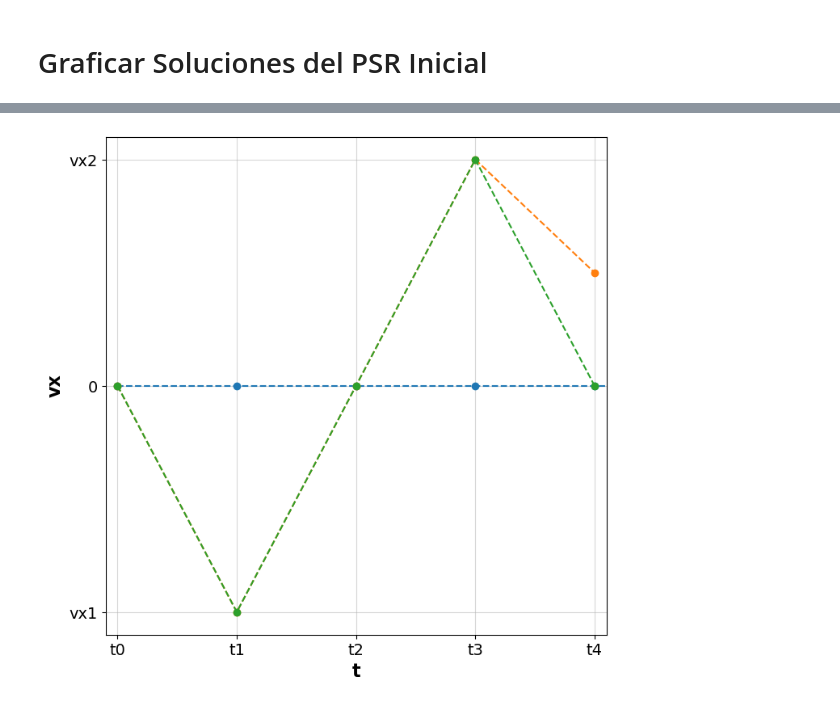
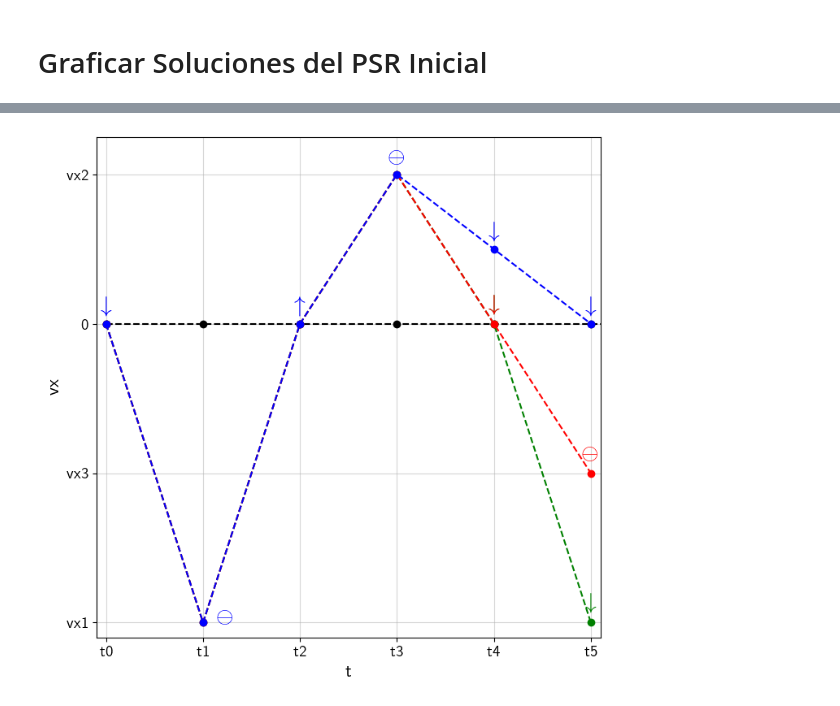
Before and after one commit to artcidp/QualitativeSimulation, a Jupyter notebook: 01-Oscilador_Armónico_Simple.ipynb, the cells around one changed output, grey strips where cells are left out. Drawn from its saved outputs; the diff is of its cells as text; code cells hidden in the pictures.

```diff
--- a/01-Oscilador_Armónico_Simple.ipynb
+++ b/01-Oscilador_Armónico_Simple.ipynb
@@ -110,7 +110,7 @@ from anytree import AsciiStyle, ContRoundStyle, ContStyle, DoubleStyle
 
 qv_none_both=qualitative_value(None,None)
 Trans_conditions=[False]
-root=QSIM(V,Q,C,Trans_conditions,initial_conditions_state,time_var="t",cycle_match_criteria="strong",max_breadth=3000,max_depth=9)
+root=QSIM(V,Q,C,Trans_conditions,initial_conditions_state,time_var="t",cycle_match_criteria="strong",max_breadth=3000,max_depth=11)
 # %% [output]
 0
 1
@@ -239,0 +406,15 @@ all_behaviors=[stationary_behavior]+normal_behaviors
+# %%
+#the qspace for the 2nd to last behavior contains al other qspaces
+x_var="t"
+y_var="vx"
+time_var="t"
+
+for b in all_behaviors:
+    print(b[-1].name["Q"][y_var].landmarks)
+
+for b in all_behaviors:
+    behavior_states_list=[s.name["State"] for s in b]
+    x_var_behavior=[s[x_var].qmag for s in behavior_states_list if s[time_var].qmag_type==landmark_value]
+    y_var_behavior=[s[y_var].qmag for s in behavior_states_list if s[time_var].qmag_type==landmark_value]
+
+    print(y_var_behavior)
@@ -260,6 +450,8 @@ all_y_landmarks=y_var_landmarks[-2]
 #if yes, select another, and repreat until I have the complete list
 #if no, print error
 
+map_qdir_to_symbol={Sign(-1,derivative=True):r"$\downarrow$",Sign(1,derivative=True):r"$\uparrow$",Sign(0,derivative=True): r"$\ominus$"}
+colors = ['black', 'g', 'r','b', 'c', 'm', 'y', 'k', 'w']
 
 plt.figure()
 #plt.suptitle("test", fontsize=18, y=0.95)
@@ -278,6 +470,8 @@ for i,behavior in enumerate(all_behaviors):
 
     x_var_behavior=[s[x_var].qmag for s in behavior_states_list if s[time_var].qmag_type==landmark_value]
     y_var_behavior=[s[y_var].qmag for s in behavior_states_list if s[time_var].qmag_type==landmark_value]
+
+    y_var_derivative_behavior=[s[y_var].qdir for s in behavior_states_list if s[time_var].qmag_type==landmark_value]
 
     if len(y_var_behavior)==1 and len(x_var_behavior)==1:
         x_var_behavior=all_x_landmarks #used only for time, when quiescent state appears
@@ -322,42 +516,59 @@ for i,behavior in enumerate(all_behaviors):
     #y_indeces=[(all_y_landmarks.index(el[0])+all_x_landmarks.index(el[1]))/2 if type(el)==tuple else all_y_landmarks.index(el) for el in y_var_behavior]
 
 
-    plt.plot(x_indeces, y_indeces, marker='o',linestyle='--',label=str(i)) #customize the appearance of the dashed lines by providing a dash tuple to the linestyle parameter.
+    plt.plot(x_indeces, y_indeces, marker='o',linestyle='--',label=str(i),color=colors[i]) #customize the appearance of the dashed lines by providing a dash tuple to the linestyle parameter.
     #For example, (0, (3, 10, 1, 15)) means (3pt line, 10pt space, 1pt line, 15pt space) with no offset
+
+
+    #add derivative symbol as label
+    if i==3:
+        for j,indeces in enumerate(zip(x_indeces,y_indeces)):
+            label=map_qdir_to_symbol[y_var_derivative_behavior[j]]
+            if j==1:
+                xytextpos=(20,0)
+            else:
+                xytextpos=(0,10)
+            plt.annotate(label, (indeces[0],indeces[1]), textcoords="offset points",xytext=xytextpos,ha="center",color=colors[i],size=20)
+    if i>0 and i!=3:
+        for j,indeces in enumerate(zip(x_indeces[4:],y_indeces[4:])):
+            label=map_qdir_to_symbol[y_var_derivative_behavior[j+4]]
+            plt.annotate(label, (indeces[0],indeces[1]), textcoords="offset points",xytext=(0,12),ha="center",color=colors[i],size=20)
+
+
 
 plt.xticks(range(len(all_x_landmarks)), all_x_landmarks)
 plt.yticks(range(len(all_y_landmarks)), all_y_landmarks)
 
 plt.tick_params(labelsize=14)
 # for tick in ax.xaxis.get_major_ticks():
 #     tick.label.set_fontsize(16)
 # for tick in ax.yaxis.get_major_ticks():
 #     tick.label.set_fontsize(16)
 
 plt.xlabel(x_var, fontsize=16, fontweight='bold')
 plt.ylabel(y_var, fontsize=16, fontweight='bold')
 
 # ax.set_xticks(range(len(all_x_landmarks)), all_x_landmarks)
 # ax.set_yticks(range(len(all_y_landmarks)), all_y_landmarks)
 # ax.set_xlabel(x_var, fontsize=14, fontweight='bold')
 # ax.set_ylabel(y_var, fontsize=14, fontweight='bold')
 
 
 #delta=0.05 #gives a bit of wiggle room to the figure, avoids overlap with axes
 #ceil and floor are included in case of plotting points at qualitative invertals
 
 plt.xlim(left=math.floor(min(x_indeces))-delta,right=math.ceil(max(x_indeces))+delta)
-plt.ylim(bottom=math.floor(min(y_indeces))-delta,top=math.ceil(max(y_indeces))+delta)
+plt.ylim(bottom=math.floor(min(y_indeces))-delta,top=math.ceil(max(y_indeces))+2.5*delta)
 
 # ax.set_xlim(left=math.floor(min(x_indeces))-delta,right=math.ceil(max(x_indeces))+delta)
 # ax.set_ylim(bottom=math.floor(min(y_indeces))-delta,top=math.ceil(max(y_indeces))+delta)
 
 plt.grid(alpha=0.5)
 #plt.legend()
-#plt.savefig('Document Figures/4osc_arm_sim_vx_t_behaviors.png',bbox_inches='tight', pad_inches=0.075)
+#plt.savefig('../Document Figures/4osc_arm_sim_vx_t_behaviors2.png',bbox_inches='tight', pad_inches=0.075)
 plt.show()
 # %% [output]
-[figure, old version]
+[figure, new version]
 # %%
 import pandas as pd
 import numpy as np
```
Also changed, not shown: parts of 13 cells of this notebook, 10 other files.
